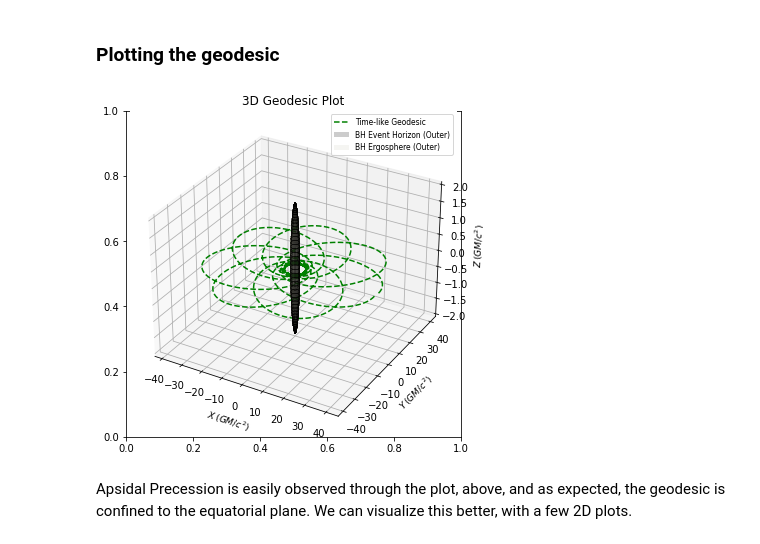
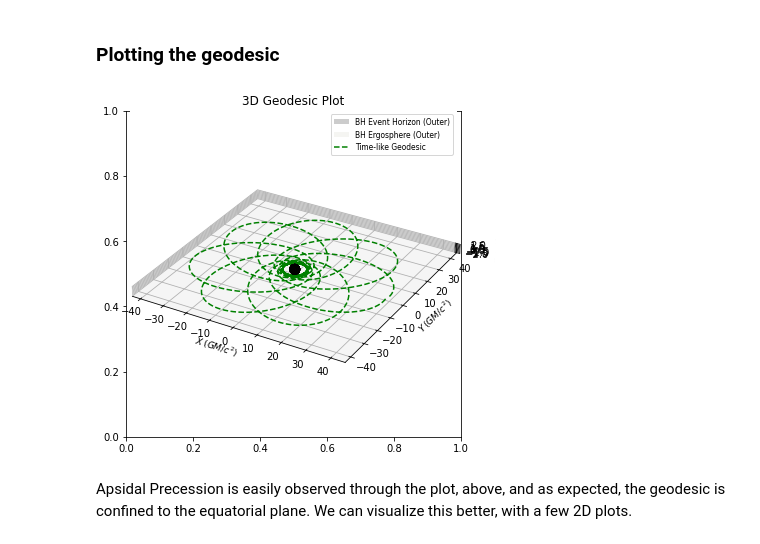
Before and after one commit to einsteinpy/einsteinpy, a Jupyter notebook: docs/source/examples/Visualizing Precession in Schwarzschild Spacetime.ipynb, the cells around one changed output. Cells and saved outputs as stored; diff of their text form; code cells hidden in the pictures.

Commit message:
demo aspect_ratio in the plot() method; removed empty cells

```diff
--- a/docs/source/examples/Visualizing Precession in Schwarzschild Spacetime.ipynb
+++ b/docs/source/examples/Visualizing Precession in Schwarzschild Spacetime.ipynb
@@ -36,10 +36,10 @@ geod = Timelike(
 ### Plotting the geodesic
 # %%
 sgpl = StaticGeodesicPlotter()
-sgpl.plot(geod, color="green", title="3D Geodesic Plot")
+sgpl.plot(geod, color="green", title="3D Geodesic Plot", aspect="equal")
 sgpl.show()
 # %% [output]
-[figure, old version]
+[figure, new version]
 # %% [markdown]
 Apsidal Precession is easily observed through the plot, above, and as expected, the geodesic is confined to the equatorial plane. We can visualize this better, with a few 2D plots.
 # %%
```
Also changed, not shown: parts of 3 cells of this notebook.
